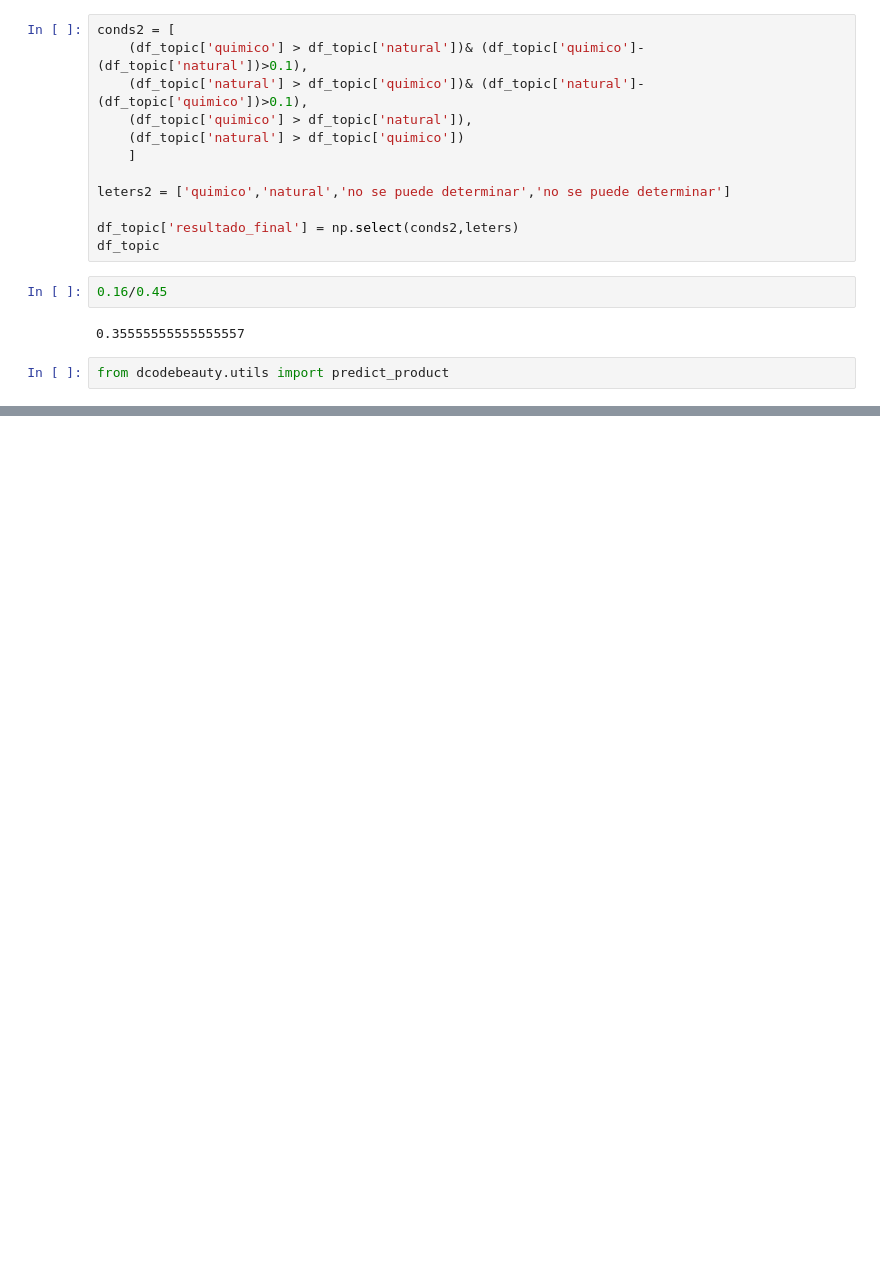
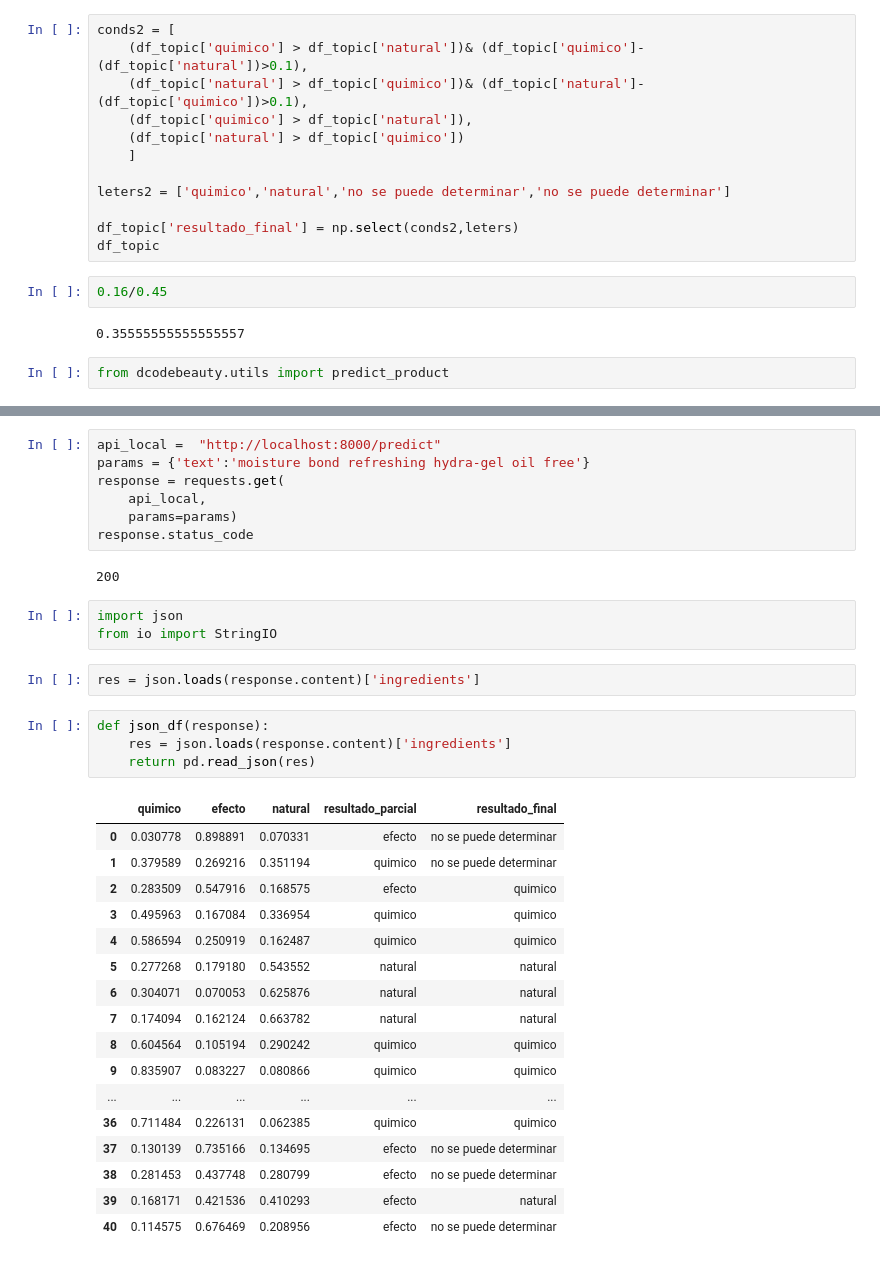
Before and after one commit to diegotorpoco/dcode-beauty, a Jupyter notebook: dcodebeauty/testing_pipeline.ipynb, the cells around one changed output, grey strips where cells are left out. Saved outputs shown, nothing was run; the diff lists cells and outputs as text; blank space fills up the shorter version.

```diff
--- a/dcodebeauty/testing_pipeline.ipynb
+++ b/dcodebeauty/testing_pipeline.ipynb
@@ -91,0 +107,36 @@ predict_product('moisture bond refreshing hydra-gel oil free')
+# %%
+api_local =  "http://localhost:8000/predict"
+params = {'text':'moisture bond refreshing hydra-gel oil free'}
+response = requests.get(
+    api_local,
+    params=params)
+response.status_code
+# %% [output]
+200
+# %%
+import json
+from io import StringIO
+# %%
+res = json.loads(response.content)['ingredients']
+# %%
+def json_df(response):
+    res = json.loads(response.content)['ingredients']
+    return pd.read_json(res)
+# %% [output]
+|  | quimico | efecto | natural | resultado_parcial | resultado_final |
+| 0 | 0.030778 | 0.898891 | 0.070331 | efecto | no se puede determinar |
+| 1 | 0.379589 | 0.269216 | 0.351194 | quimico | no se puede determinar |
+| 2 | 0.283509 | 0.547916 | 0.168575 | efecto | quimico |
+| 3 | 0.495963 | 0.167084 | 0.336954 | quimico | quimico |
+| 4 | 0.586594 | 0.250919 | 0.162487 | quimico | quimico |
+| 5 | 0.277268 | 0.179180 | 0.543552 | natural | natural |
+| 6 | 0.304071 | 0.070053 | 0.625876 | natural | natural |
+| 7 | 0.174094 | 0.162124 | 0.663782 | natural | natural |
+| 8 | 0.604564 | 0.105194 | 0.290242 | quimico | quimico |
+| 9 | 0.835907 | 0.083227 | 0.080866 | quimico | quimico |
+| ... | ... | ... | ... | ... | ... |
+| 36 | 0.711484 | 0.226131 | 0.062385 | quimico | quimico |
+| 37 | 0.130139 | 0.735166 | 0.134695 | efecto | no se puede determinar |
+| 38 | 0.281453 | 0.437748 | 0.280799 | efecto | no se puede determinar |
+| 39 | 0.168171 | 0.421536 | 0.410293 | efecto | natural |
+| 40 | 0.114575 | 0.676469 | 0.208956 | efecto | no se puede determinar |
```
Also changed, not shown: parts of 7 cells of this notebook, 4 other files.
